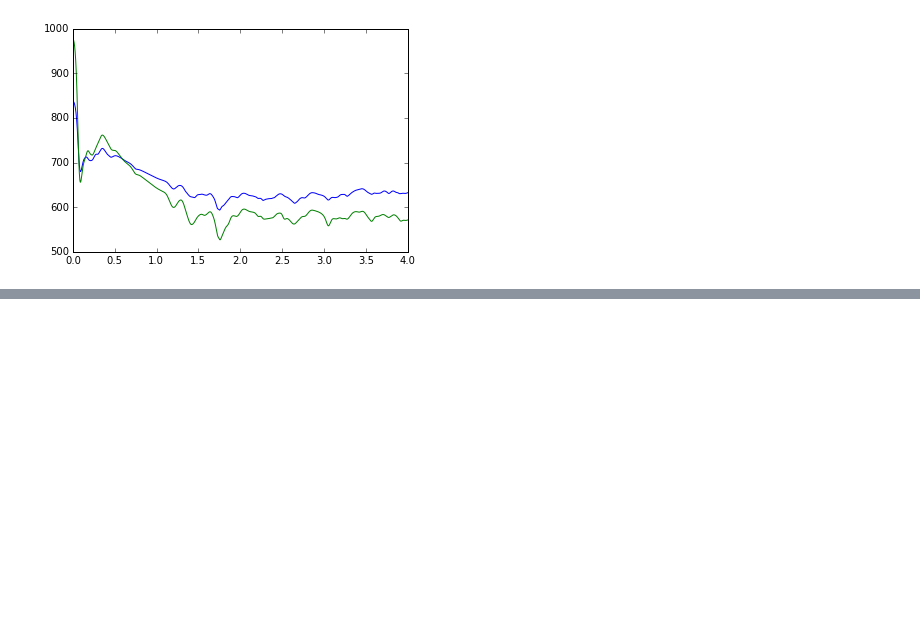
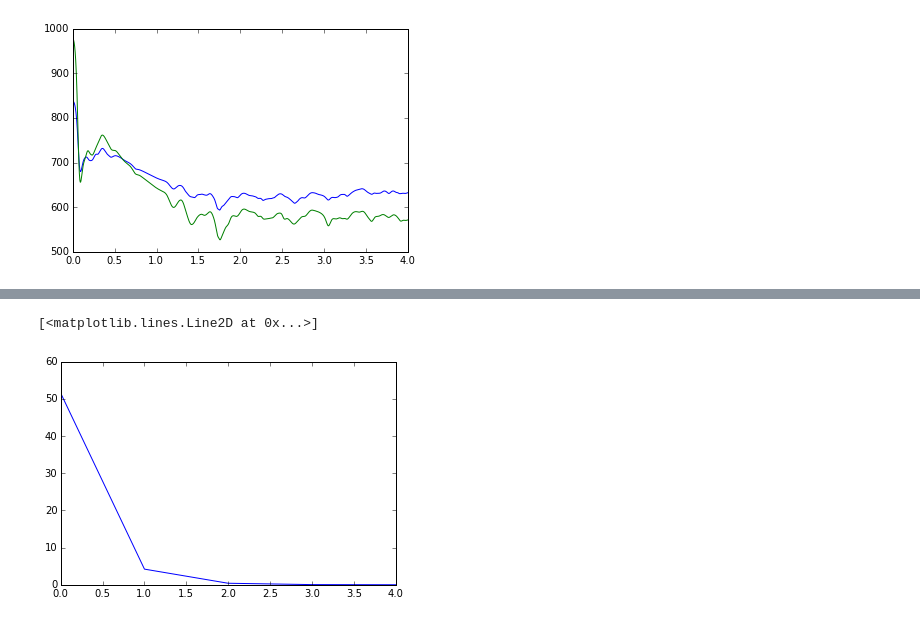
Before and after one commit to micmurawski/argon, a Jupyter notebook: Untitled0.ipynb, the cells around one changed output, grey strips where cells are left out. Saved outputs shown, nothing was run; the diff lists cells and outputs as text; code cells hidden in the pictures; blank space fills up the shorter version.

```diff
--- a/Untitled0.ipynb
+++ b/Untitled0.ipynb
@@ -3,5 +3,6 @@
 import pylab
 import numpy as np
 from IPython.display import display, Math, Latex
+t=[51.486,4.214,0.415,0.053,0.015]
 # %%
 data=[]
@@ -46,0 +72,5 @@ pylab.plot([float(x[0]) for x in data2],[float(x[1]) for x in data2])
+# %%
+pylab.plot(t)
+# %% [output]
+[<matplotlib.lines.Line2D at 0x...>]
+[figure, added]
```
Also changed, not shown: parts of 8 cells of this notebook, 23 other files.
